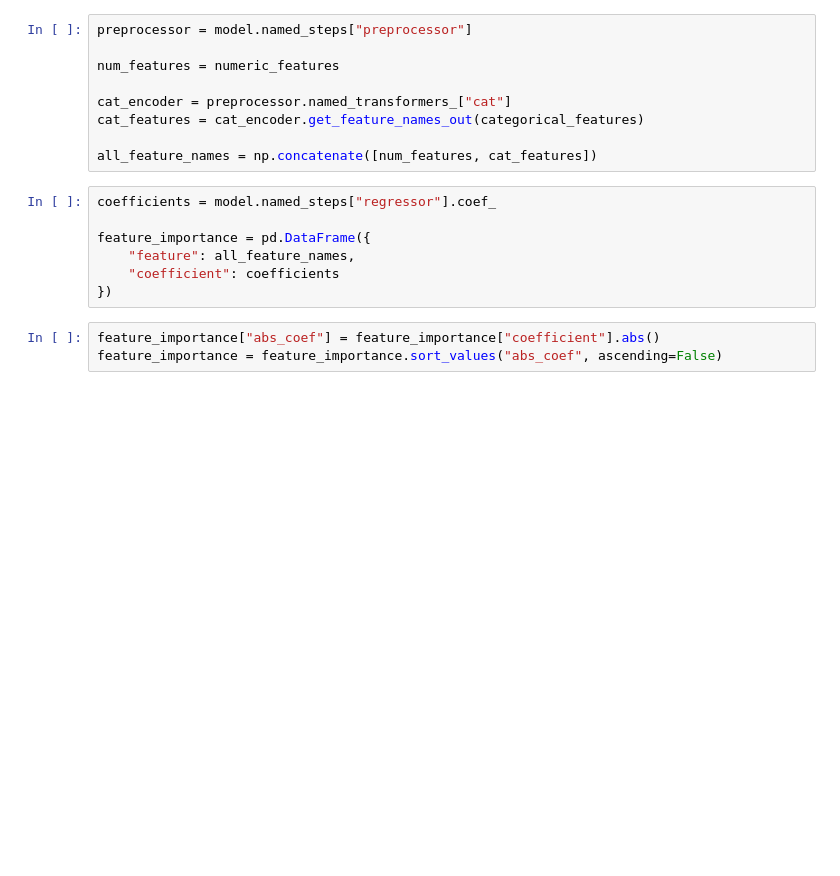
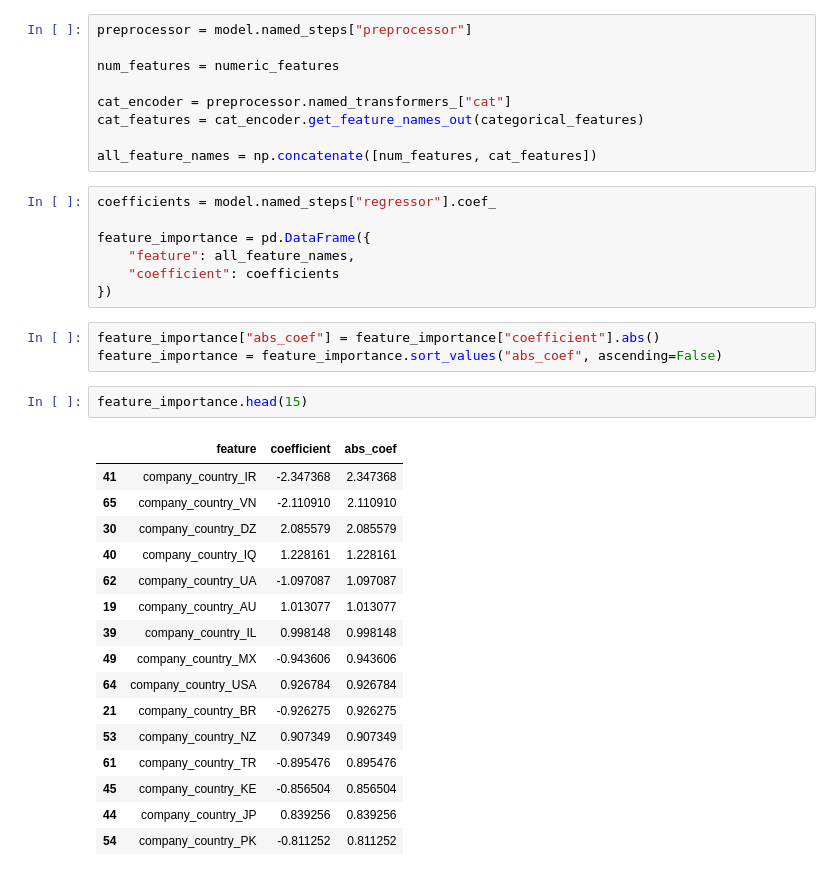
Before and after one commit to DevAnnafi/AI-Job-Market-Analyzer, a Jupyter notebook: notebooks/04_model_training.ipynb, the cells around one changed output. Saved outputs shown, nothing was run; the diff lists cells and outputs as text; blank space fills up the shorter version.

```diff
--- a/notebooks/04_model_training.ipynb
+++ b/notebooks/04_model_training.ipynb
@@ -148,3 +148,22 @@ feature_importance = pd.DataFrame({
 # %%
 feature_importance["abs_coef"] = feature_importance["coefficient"].abs()
 feature_importance = feature_importance.sort_values("abs_coef", ascending=False)
+# %%
+feature_importance.head(15)
+# %% [output]
+|  | feature | coefficient | abs_coef |
+| 41 | company_country_IR | -2.347368 | 2.347368 |
+| 65 | company_country_VN | -2.110910 | 2.110910 |
+| 30 | company_country_DZ | 2.085579 | 2.085579 |
+| 40 | company_country_IQ | 1.228161 | 1.228161 |
+| 62 | company_country_UA | -1.097087 | 1.097087 |
+| 19 | company_country_AU | 1.013077 | 1.013077 |
+| 39 | company_country_IL | 0.998148 | 0.998148 |
+| 49 | company_country_MX | -0.943606 | 0.943606 |
+| 64 | company_country_USA | 0.926784 | 0.926784 |
+| 21 | company_country_BR | -0.926275 | 0.926275 |
+| 53 | company_country_NZ | 0.907349 | 0.907349 |
+| 61 | company_country_TR | -0.895476 | 0.895476 |
+| 45 | company_country_KE | -0.856504 | 0.856504 |
+| 44 | company_country_JP | 0.839256 | 0.839256 |
+| 54 | company_country_PK | -0.811252 | 0.811252 |
```
Also changed, not shown: parts of 5 cells of this notebook.
